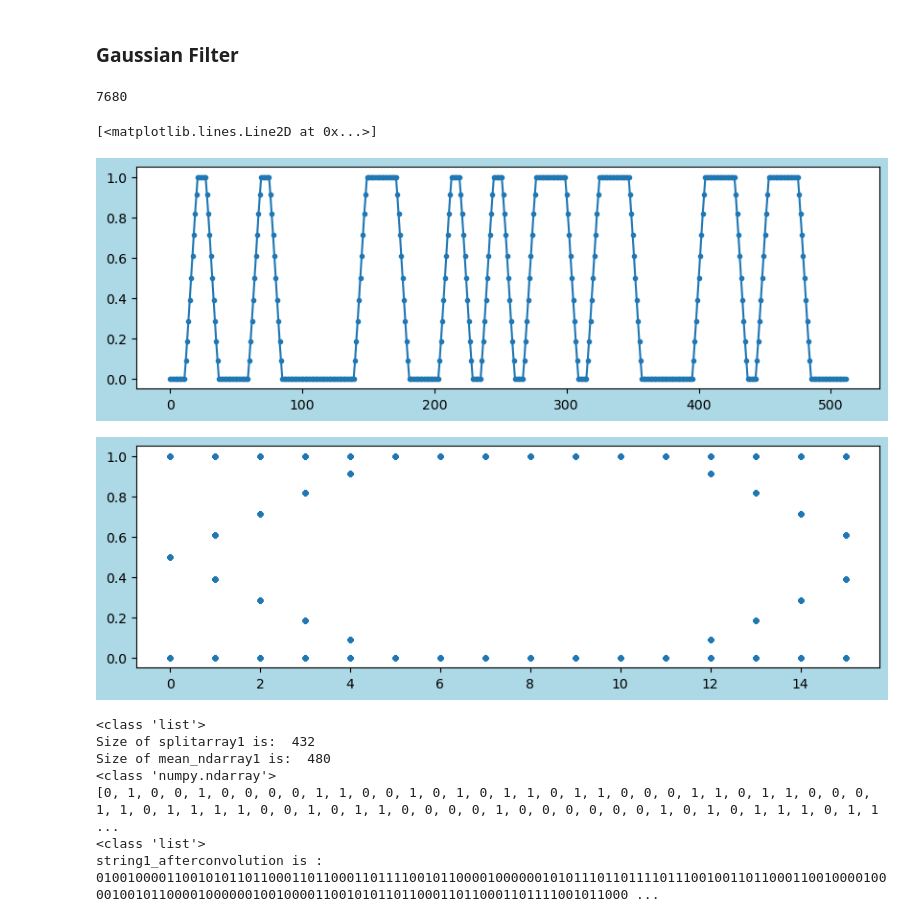
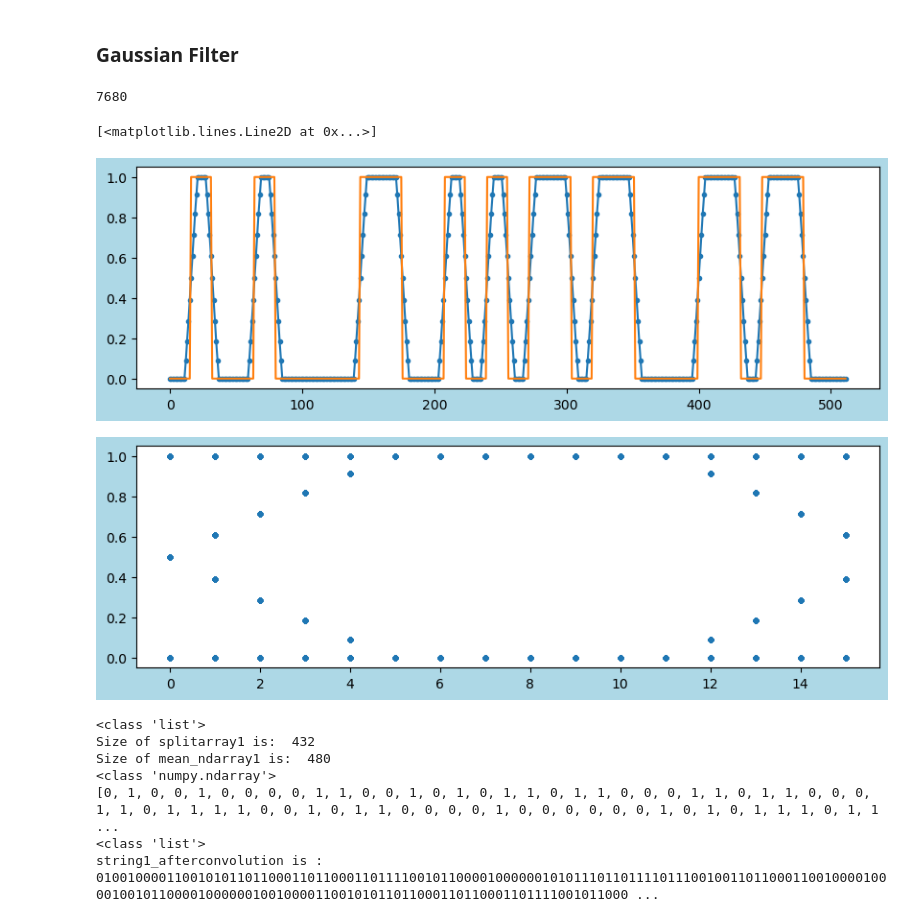
Before and after one commit to tacticstactics/Intercoder-Reliability, a Jupyter notebook: Hello-World-Reliability.ipynb, the cells around one changed output. Drawn from its saved outputs; the diff is of its cells as text; code cells hidden in the pictures.

```diff
--- a/Hello-World-Reliability.ipynb
+++ b/Hello-World-Reliability.ipynb
@@ -92,21 +92,22 @@ Size of TX Analog values 1 is:  7680
 # %%
 #Gaussian Filter
 win1 = signal.windows.gaussian(10, std=7)
 
 gaussianfiltered1_same = signal.convolve(TX_analog_values1, win1, mode='same') / sum(win1)
 print(gaussianfiltered1_same.size)
 
 fig1 = plt.figure(figsize = (10,3), facecolor='lightblue')
 ax1_1 = fig1.add_subplot(1, 1, 1)
 ax1_1.plot(gaussianfiltered1_same[0:sss], ".-")
+ax1_1.plot(TX_analog_values1[0:sss], "-")
 
 fig1 = plt.figure(figsize = (10,3), facecolor='lightblue')
 ax1_1 = fig1.add_subplot(1, 1, 1)
 ax1_1.plot(array, gaussianfiltered1_same, ".")
 # %% [output]
 7680
 [<matplotlib.lines.Line2D at 0x...>]
-[figure, old version]
+[figure, new version]
 [figure]
 # %%
 #splitarray1 = np.hsplit(TX_analog_values1, lengthofbinary_converted_1) # As is
```
Also changed, not shown: parts of 1 cell of this notebook.
